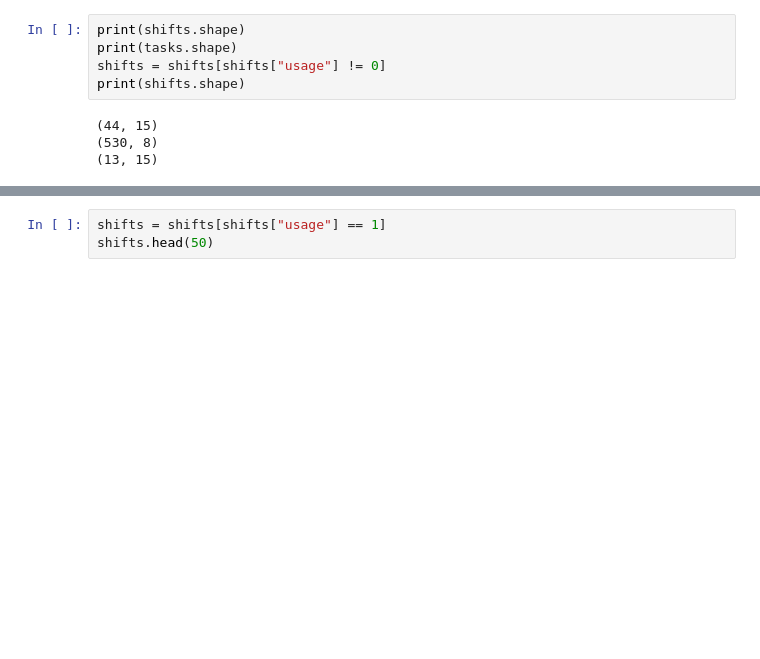
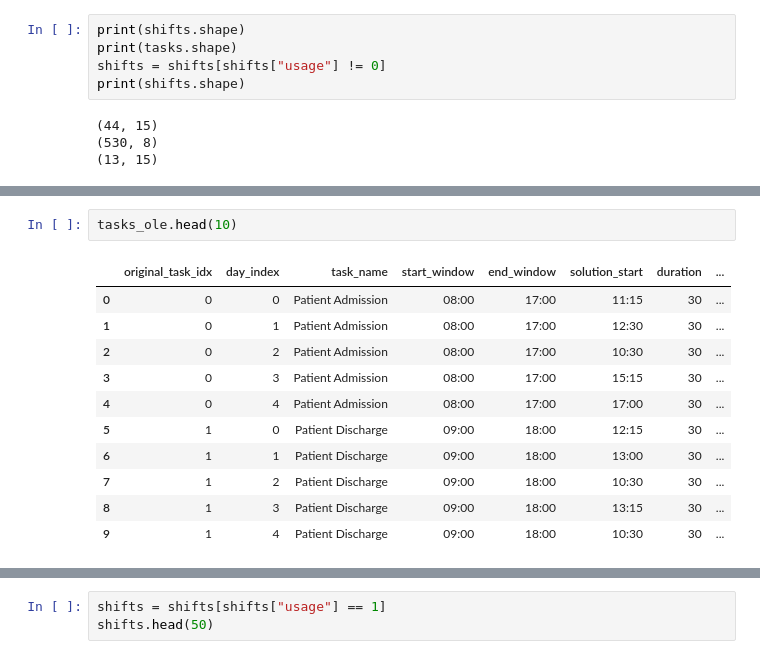
Before and after one commit to olethecoder/project_obp, a Jupyter notebook: unittest_notebook.ipynb, the cells around one changed output, grey strips where cells are left out. Drawn from its saved outputs; the diff is of its cells as text; blank space fills up the shorter version.

```diff
--- a/unittest_notebook.ipynb
+++ b/unittest_notebook.ipynb
@@ -30,0 +48,14 @@ print(tasks.shape)
+# %%
+tasks_ole.head(10)
+# %% [output]
+|  | original_task_idx | day_index | task_name | start_window | end_window | solution_start | duration | ... |
+| 0 | 0 | 0 | Patient Admission | 08:00 | 17:00 | 11:15 | 30 | ... |
+| 1 | 0 | 1 | Patient Admission | 08:00 | 17:00 | 12:30 | 30 | ... |
+| 2 | 0 | 2 | Patient Admission | 08:00 | 17:00 | 10:30 | 30 | ... |
+| 3 | 0 | 3 | Patient Admission | 08:00 | 17:00 | 15:15 | 30 | ... |
+| 4 | 0 | 4 | Patient Admission | 08:00 | 17:00 | 17:00 | 30 | ... |
+| 5 | 1 | 0 | Patient Discharge | 09:00 | 18:00 | 12:15 | 30 | ... |
+| 6 | 1 | 1 | Patient Discharge | 09:00 | 18:00 | 13:00 | 30 | ... |
+| 7 | 1 | 2 | Patient Discharge | 09:00 | 18:00 | 10:30 | 30 | ... |
+| 8 | 1 | 3 | Patient Discharge | 09:00 | 18:00 | 13:15 | 30 | ... |
+| 9 | 1 | 4 | Patient Discharge | 09:00 | 18:00 | 10:30 | 30 | ... |
```
Also changed, not shown: parts of 6 cells of this notebook, 1 other file.
